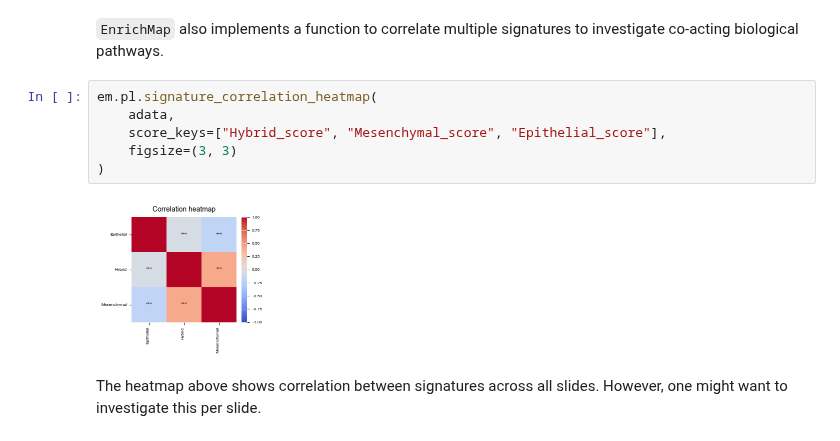
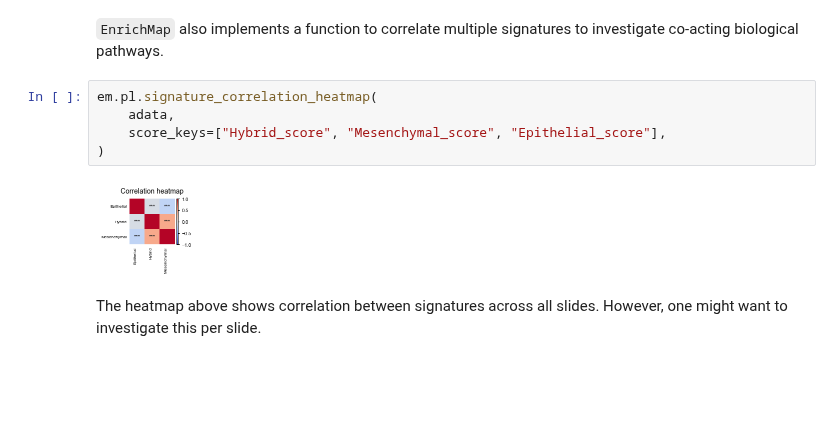
Before and after one commit to secrierlab/EnrichMap, a Jupyter notebook: docs/tutorials/multiple_samples.ipynb, the cells around one changed output. Saved outputs shown, nothing was run; the diff lists cells and outputs as text; blank space fills up the shorter version.

```diff
--- a/docs/tutorials/multiple_samples.ipynb
+++ b/docs/tutorials/multiple_samples.ipynb
@@ -92,11 +92,10 @@ sc.pl.spatial(
 # %%
 em.pl.signature_correlation_heatmap(
     adata,
     score_keys=["Hybrid_score", "Mesenchymal_score", "Epithelial_score"],
-    figsize=(3, 3)
 )
 # %% [output]
-[figure, old version]
+[figure, new version]
 # %% [markdown]
 The heatmap above shows correlation between signatures across all slides. However, one might want to investigate this per slide.
 # %%
```
Also changed, not shown: parts of 3 cells of this notebook, 1 other file.
